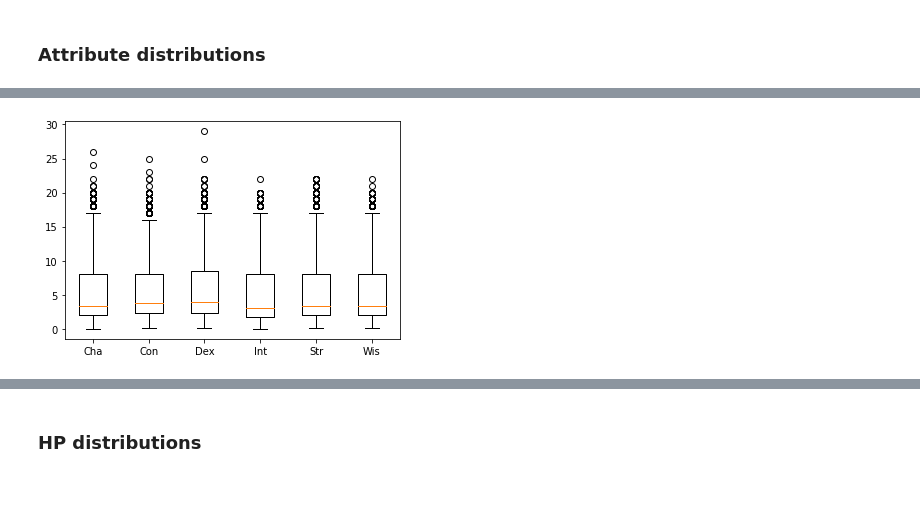
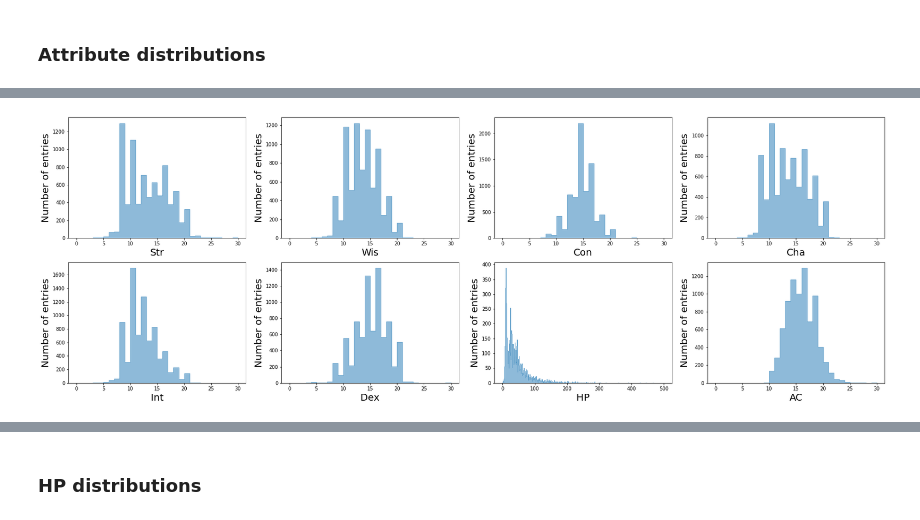
Before and after one commit to nadduck/dnd-ml, a Jupyter notebook: D&D_Character_Modeling.ipynb, the cells around one changed output, grey strips where cells are left out. Cells and saved outputs as stored; diff of their text form; code cells hidden in the pictures; blank space fills up the shorter version.

Commit message:
cleaned up

```diff
--- a/D&D_Character_Modeling.ipynb
+++ b/D&D_Character_Modeling.ipynb
@@ -340,0 +250,14 @@ plt.show
+# %%
+classes = clean_df['class1'].value_counts().index
+class_counts = clean_df['class1'].value_counts().values
+
+fig = plt.figure(figsize=[10,7])
+ax = plt.subplot(111)
+
+ax.barh(classes, class_counts)
+ax.set_xlabel('Number of character entries')
+ax.set_ylabel('Character class')
+ax.set_title('Number of entries for each class')
+ax.invert_yaxis()
+ax.xaxis.grid(True)
+ax.set_axisbelow(True)
@@ -342,45 +267,64 @@ plt.show
 ### Attribute distributions
 # %%
 # get attribute data
-attributes_data = json_normalize(df['attributes'])
-
-# convert into numbers
-#attributes_data[cols] = attributes_data[cols].astype(str).replace({'\[':''}, regex=True)
-#attributes_data[cols] = attributes_data[cols].astype(str).replace({'\]':''}, regex=True)
-#attributes_data[cols] = attributes_data[cols].astype(int)
-for attribute in attributes:
-  attributes_data[attribute] = attributes_data[attribute].str[0] # works if type(attributes_data[col]) == list
+attributes = ['Str', 'Wis', 'Con', 'Cha', 'Int', 'Dex']
+attributes_data = clean_df[attributes]
 
 print(attributes_data.describe())
 
 if 0:
-  for iattribute, attribute in enumerate(attributes):
-    plt.hist(attributes_data[attribute], bins=50, range=(0,50))
-    plt.xlabel(attribute)
-    plt.yscale('log')
-    plt.show()
-
-    for iattribute2, attribute2 in enumerate(attributes):
-      if iattribute2 > iattribute:
-        plt.hist2d(attributes_data[attribute], attributes_data[attribute2], bins=50, range=[(0,50),(0,50)])
+    # 2d hists
+    for iattribute, attribute in enumerate(attributes):
+        plt.hist(attributes_data[attribute], bins=50, range=(0,50))
         plt.xlabel(attribute)
-        plt.ylabel(attribute2)
+        plt.yscale('log')
         plt.show()
 
-att_dfs = []
-for att in attributes:
-  att_dfs.append(clean_df[att] / clean_df['level'])
+        for iattribute2, attribute2 in enumerate(attributes):
+            if iattribute2 > iattribute:
+                plt.hist2d(attributes_data[attribute], attributes_data[attribute2], bins=50, range=[(0,50),(0,50)])
+            plt.xlabel(attribute)
+            plt.ylabel(attribute2)
+            plt.show()
+    atts = []
 
+    # violin plots
+    for att in attributes:
+        atts.append(clean_df[att])
 
+    fig = plt.figure(figsize=[10,7])
+    ax = plt.subplot(111)
+    pos = [1, 2, 3, 4, 5, 6]
 
-zzz = plt.boxplot(att_dfs, labels=attributes)
+    ax.violinplot(atts, positions=pos, showextrema=False)
+    ax.set_ylim(0,25)
+    ax.set_xticks(pos)
+    ax.set_xticklabels(attributes)
+
+    # box plot
+    #plt.boxplot(att_dfs, labels=attributes)
+    #plt.show()
+
+    # per-class histograms
+    for cls in class_list:
+        cls_df = clean_df[clean_df[cls].notnull()]
+        atts = []
+        for att in attributes:
+            atts.append(cls_df[att])
+        plt.hist(atts, histtype='step', fill=False, bins=30, range=(0,30))
+        plt.legend(attributes)
+        plt.title(cls.split('.')[0])
+        plt.show()
+
+fig, axs = plt.subplots(2,4, figsize=(30, 10))
+derp = [(a,b) for a in (0,1) for b in (0,1,2,3)]
+for iatt, att in enumerate(attributes + ['HP','AC']):
+    n = 30
+    if att == 'HP':
+        n = 500
+    axs[derp[iatt][0], derp[iatt][1]].hist(clean_df[att], histtype='step', fill=True, alpha=0.5, bins=n, range=(0,n))
+    axs[derp[iatt][0], derp[iatt][1]].set_xlabel(att, fontsize=20)
+    axs[derp[iatt][0], derp[iatt][1]].set_ylabel('Number of entries', fontsize=20)
+
 plt.show()
-
-fig, axs = plt.subplots(2,3, figsize=(20, 10))
-
-derp = [(0,0), (0,1), (0,2), (1,0), (1,1), (1,2)]
-for iatt, att in enumerate(attributes):
-  axs[derp[iatt][0], derp[iatt][1]].scatter(clean_df['level'], clean_df[att])
-  axs[derp[iatt][0], derp[iatt][1]].set_title(att)
-plt.show()
 # %% [output]
@@ -396,3 +340,3 @@ max     103.000000   101.000000  ...   100.000000    99.000000
 
 [8 rows x 6 columns]
-[figure, old version]
+[figure, new version]
```
Also changed, not shown: parts of 75 cells of this notebook.
